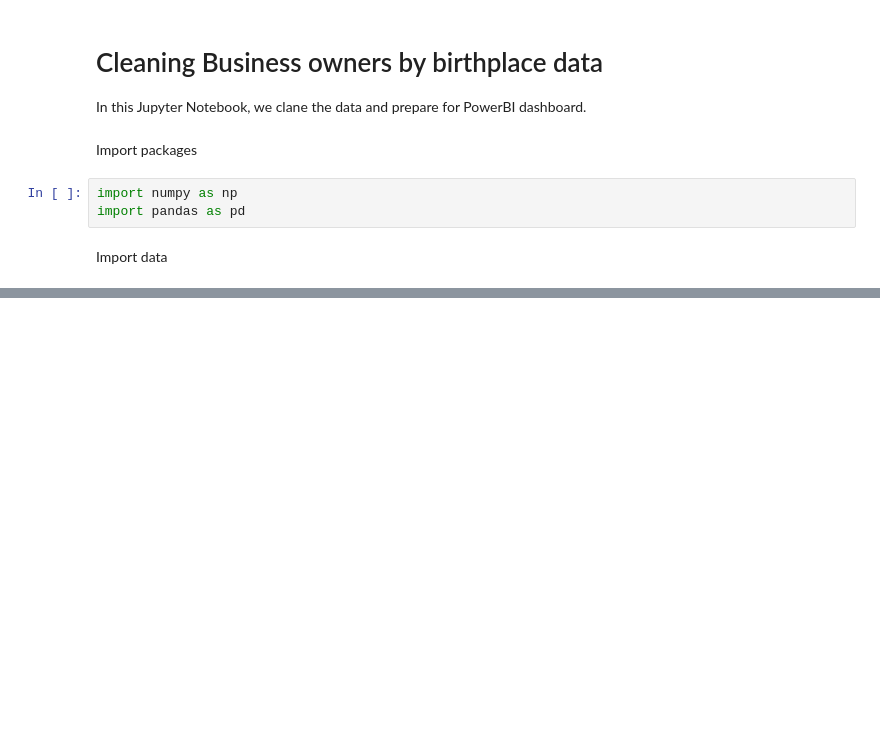
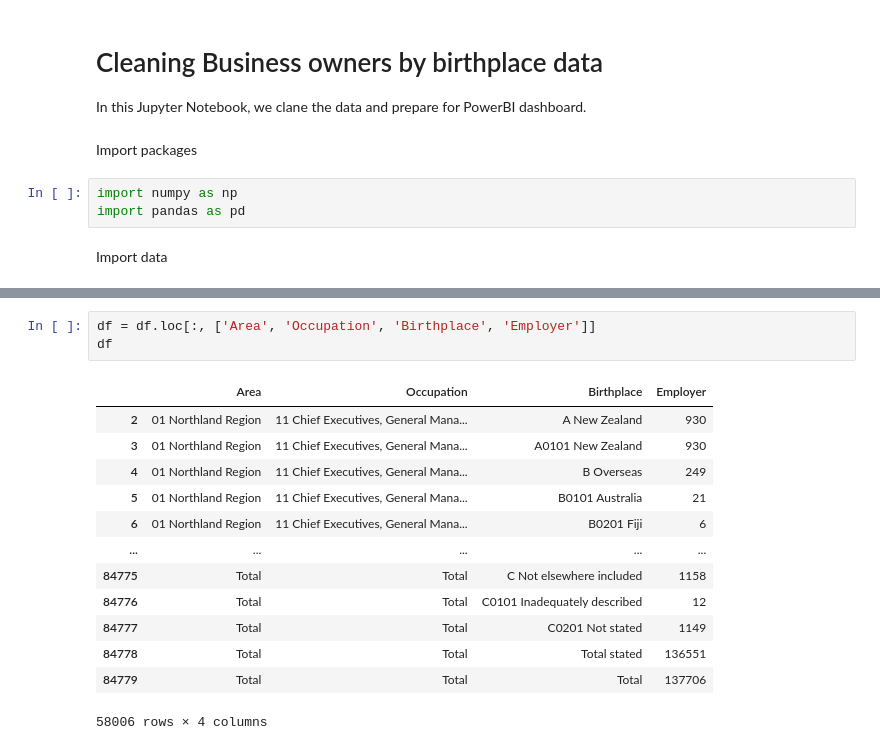
Before and after one commit to PascalEunSigCheon/NZBA-Business-Owners-by-Birthplace, a Jupyter notebook: Cleaning data.ipynb, the cells around one changed output, grey strips where cells are left out. Cells and saved outputs as stored; diff of their text form; blank space fills up the shorter version.

```diff
--- a/Cleaning data.ipynb
+++ b/Cleaning data.ipynb
@@ -48,0 +72,17 @@ df.drop(range(0, 10))
+# %%
+df = df.loc[:, ['Area', 'Occupation', 'Birthplace', 'Employer']]
+df
+# %% [output]
+|  | Area | Occupation | Birthplace | Employer |
+| 2 | 01 Northland Region | 11 Chief Executives, General Mana... | A New Zealand | 930 |
+| 3 | 01 Northland Region | 11 Chief Executives, General Mana... | A0101 New Zealand | 930 |
+| 4 | 01 Northland Region | 11 Chief Executives, General Mana... | B Overseas | 249 |
+| 5 | 01 Northland Region | 11 Chief Executives, General Mana... | B0101 Australia | 21 |
+| 6 | 01 Northland Region | 11 Chief Executives, General Mana... | B0201 Fiji | 6 |
+| ... | ... | ... | ... | ... |
+| 84775 | Total | Total | C Not elsewhere included | 1158 |
+| 84776 | Total | Total | C0101 Inadequately described | 12 |
+| 84777 | Total | Total | C0201 Not stated | 1149 |
+| 84778 | Total | Total | Total stated | 136551 |
+| 84779 | Total | Total | Total | 137706 |
+58006 rows × 4 columns
```
Also changed, not shown: parts of 21 cells of this notebook.
